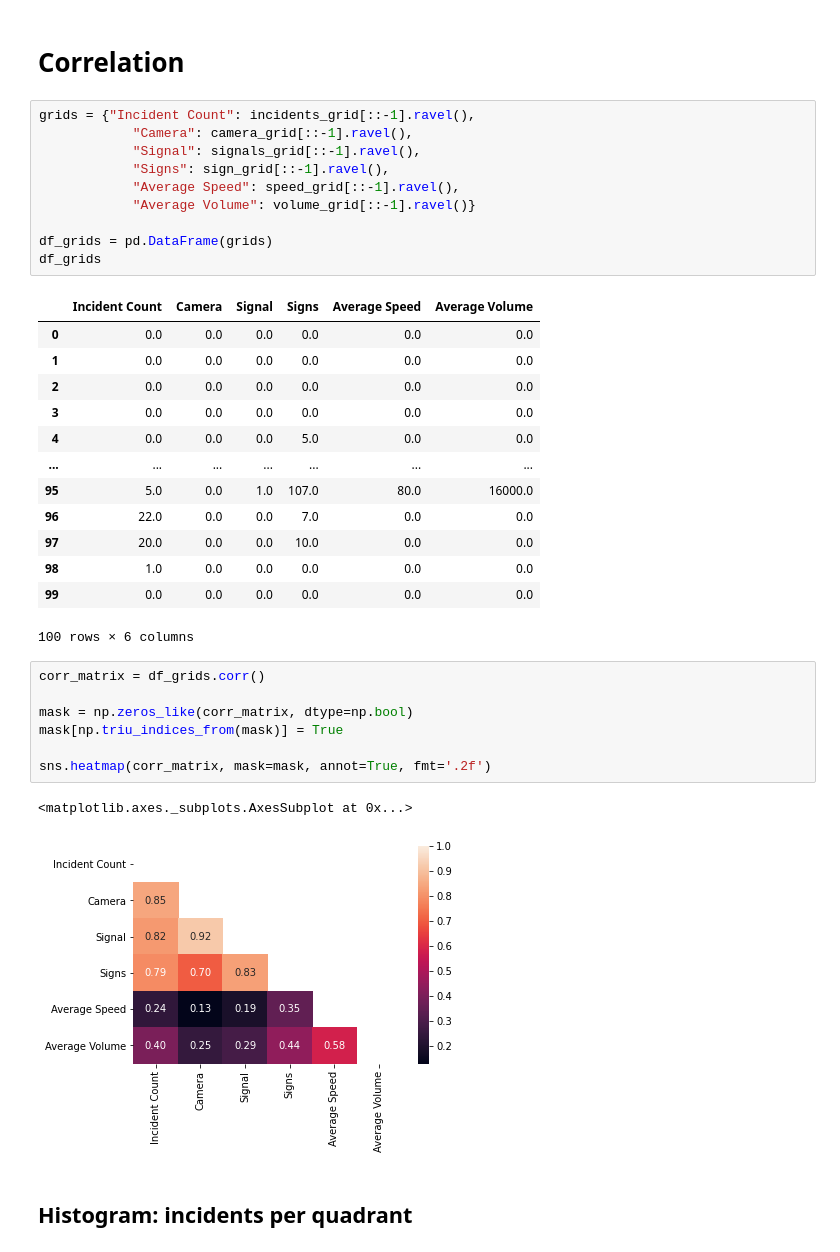
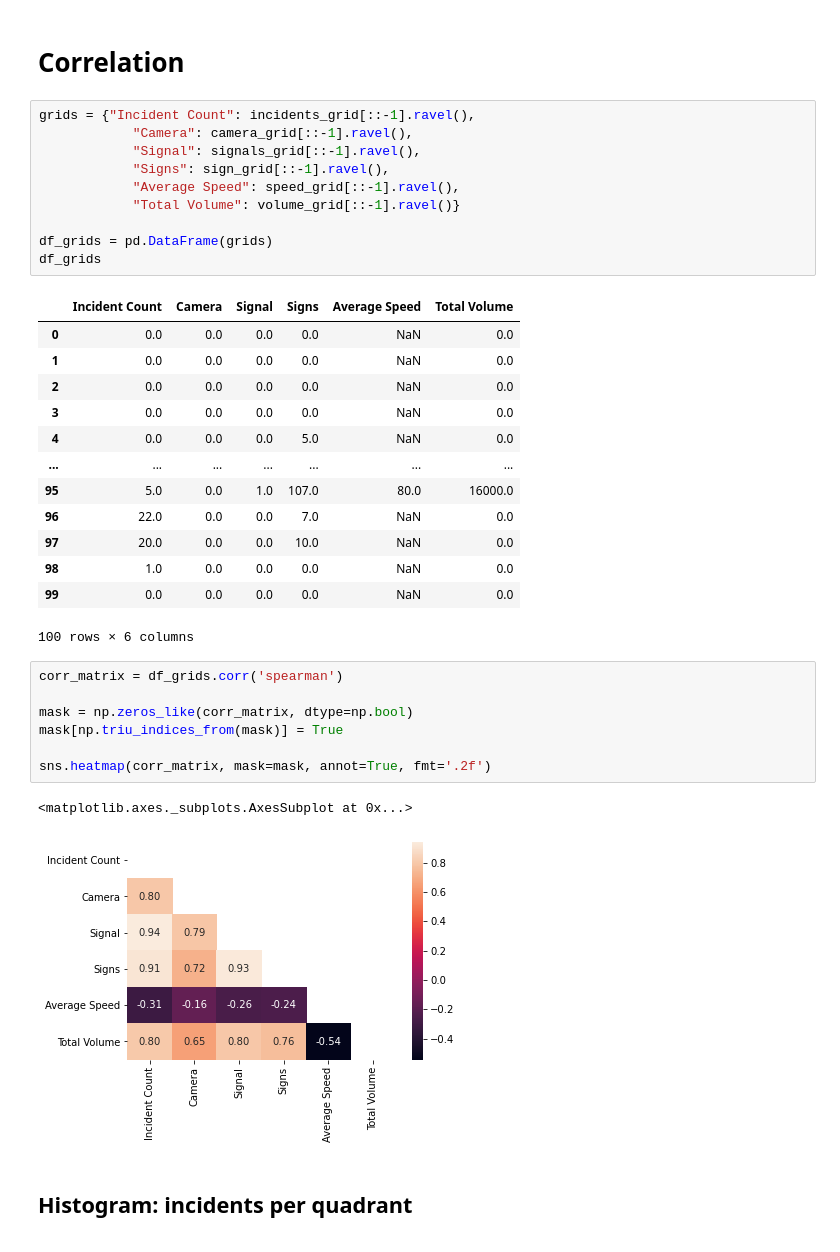
Before and after one commit to Karenzhang7717/ENSF592_YYC_Project, a Jupyter notebook: Phase II/Traffic incidents.ipynb, the cells around one changed output. Drawn from its saved outputs; the diff is of its cells as text.

Commit message:
Change grid analysis for volume to sum, keep grid with no speed values nan instead of 0, and change correlation to spearman

```diff
--- a/Phase II/Traffic incidents.ipynb
+++ b/Phase II/Traffic incidents.ipynb
@@ -146,34 +146,34 @@ grids = {"Incident Count": incidents_grid[::-1].ravel(),
             "Signal": signals_grid[::-1].ravel(),
             "Signs": sign_grid[::-1].ravel(),
             "Average Speed": speed_grid[::-1].ravel(),
-            "Average Volume": volume_grid[::-1].ravel()}
+            "Total Volume": volume_grid[::-1].ravel()}
 
 df_grids = pd.DataFrame(grids)
 df_grids
 # %% [output]
-|  | Incident Count | Camera | Signal | Signs | Average Speed | Average Volume |
-| 0 | 0.0 | 0.0 | 0.0 | 0.0 | 0.0 | 0.0 |
-| 1 | 0.0 | 0.0 | 0.0 | 0.0 | 0.0 | 0.0 |
-| 2 | 0.0 | 0.0 | 0.0 | 0.0 | 0.0 | 0.0 |
-| 3 | 0.0 | 0.0 | 0.0 | 0.0 | 0.0 | 0.0 |
-| 4 | 0.0 | 0.0 | 0.0 | 5.0 | 0.0 | 0.0 |
+|  | Incident Count | Camera | Signal | Signs | Average Speed | Total Volume |
+| 0 | 0.0 | 0.0 | 0.0 | 0.0 | NaN | 0.0 |
+| 1 | 0.0 | 0.0 | 0.0 | 0.0 | NaN | 0.0 |
+| 2 | 0.0 | 0.0 | 0.0 | 0.0 | NaN | 0.0 |
+| 3 | 0.0 | 0.0 | 0.0 | 0.0 | NaN | 0.0 |
+| 4 | 0.0 | 0.0 | 0.0 | 5.0 | NaN | 0.0 |
 | ... | ... | ... | ... | ... | ... | ... |
 | 95 | 5.0 | 0.0 | 1.0 | 107.0 | 80.0 | 16000.0 |
-| 96 | 22.0 | 0.0 | 0.0 | 7.0 | 0.0 | 0.0 |
-| 97 | 20.0 | 0.0 | 0.0 | 10.0 | 0.0 | 0.0 |
-| 98 | 1.0 | 0.0 | 0.0 | 0.0 | 0.0 | 0.0 |
-| 99 | 0.0 | 0.0 | 0.0 | 0.0 | 0.0 | 0.0 |
+| 96 | 22.0 | 0.0 | 0.0 | 7.0 | NaN | 0.0 |
+| 97 | 20.0 | 0.0 | 0.0 | 10.0 | NaN | 0.0 |
+| 98 | 1.0 | 0.0 | 0.0 | 0.0 | NaN | 0.0 |
+| 99 | 0.0 | 0.0 | 0.0 | 0.0 | NaN | 0.0 |
 100 rows × 6 columns
 # %%
-corr_matrix = df_grids.corr()
+corr_matrix = df_grids.corr('spearman')
 
 mask = np.zeros_like(corr_matrix, dtype=np.bool)
 mask[np.triu_indices_from(mask)] = True
 
 sns.heatmap(corr_matrix, mask=mask, annot=True, fmt='.2f')
 # %% [output]
 <matplotlib.axes._subplots.AxesSubplot at 0x...>
-[figure, old version]
+[figure, new version]
 # %% [markdown]
 ## Histogram: incidents per quadrant
 # %%
```
Also changed, not shown: parts of 1 cell of this notebook, 2 other files.
